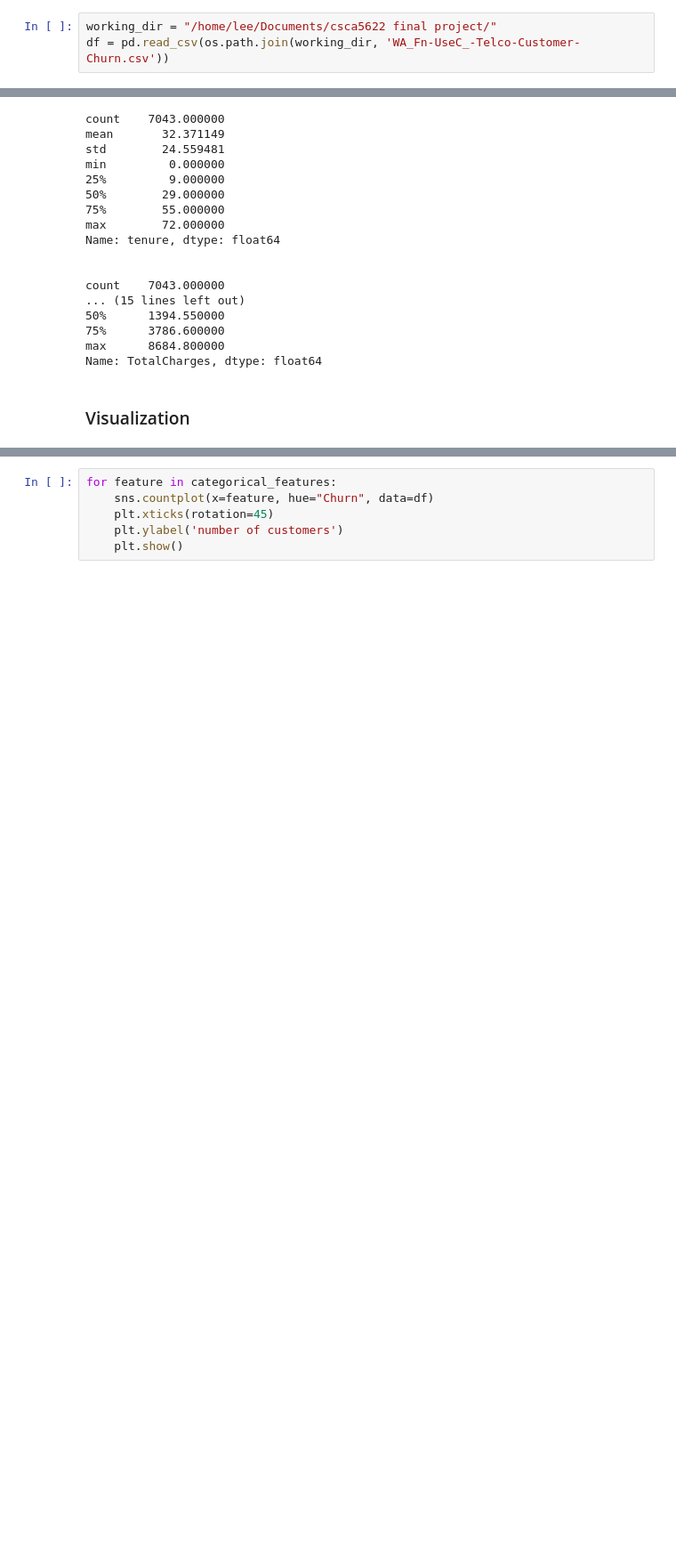
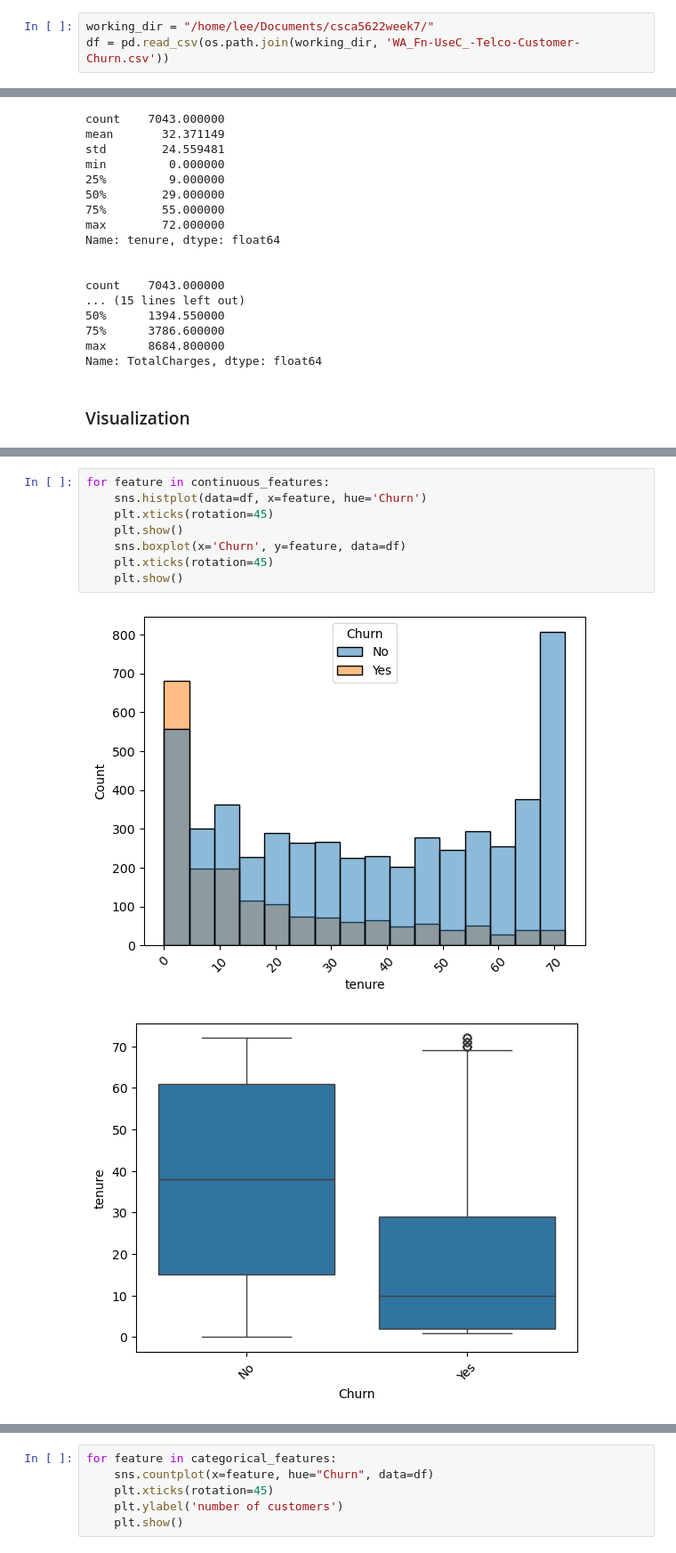
Before and after one commit to EnergizeStatistics/csca5622week7, a Jupyter notebook: main.ipynb, the cells around one changed output, grey strips where cells are left out. Shown: that part at 89% size. Saved outputs shown, nothing was run; the diff lists cells and outputs as text; blank space fills up the shorter version.

```diff
--- a/main.ipynb
+++ b/main.ipynb
@@ -57,5 +54,5 @@ np.random.seed(0)
 # %%
-working_dir = "/home/lee/Documents/csca5622 final project/"
+working_dir = "/home/lee/Documents/csca5622week7/"
 df = pd.read_csv(os.path.join(working_dir, 'WA_Fn-UseC_-Telco-Customer-Churn.csv'))
 # %% [markdown]
 ### Data size
@@ -252,0 +254,11 @@ Name: TotalCharges, dtype: float64
+# %%
+for feature in continuous_features:
+    sns.histplot(data=df, x=feature, hue='Churn')
+    plt.xticks(rotation=45)
+    plt.show()
+    sns.boxplot(x='Churn', y=feature, data=df)
+    plt.xticks(rotation=45)
+    plt.show()
+# %% [output]
+[figure, added]
+[figure, added]
```
Also changed, not shown: parts of 49 cells of this notebook.
